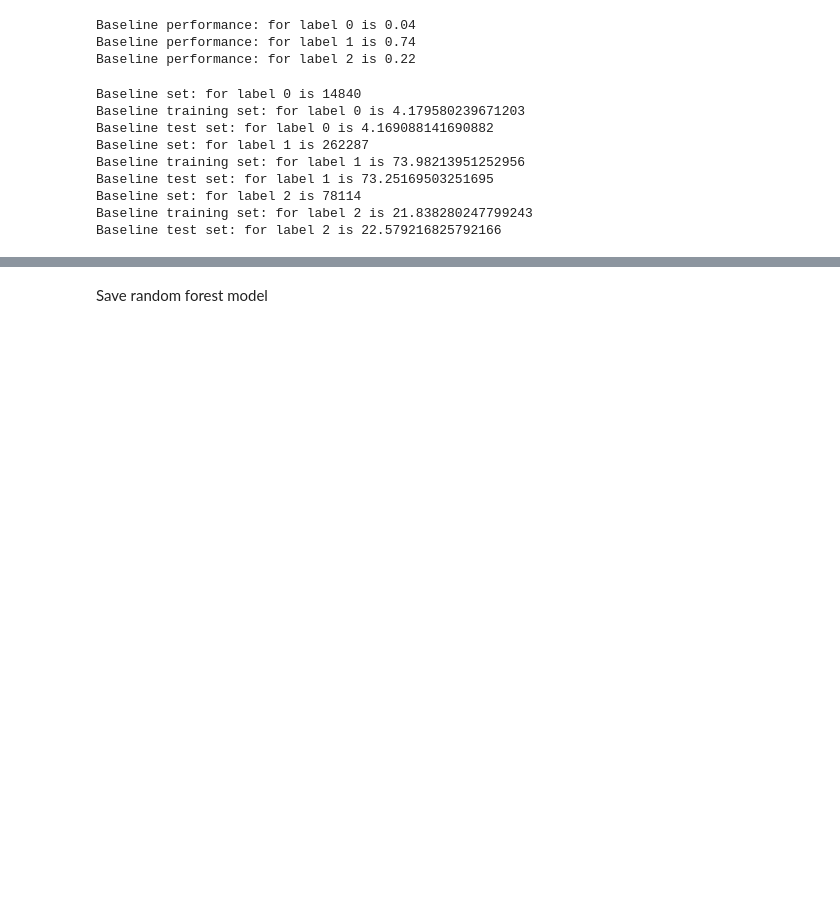
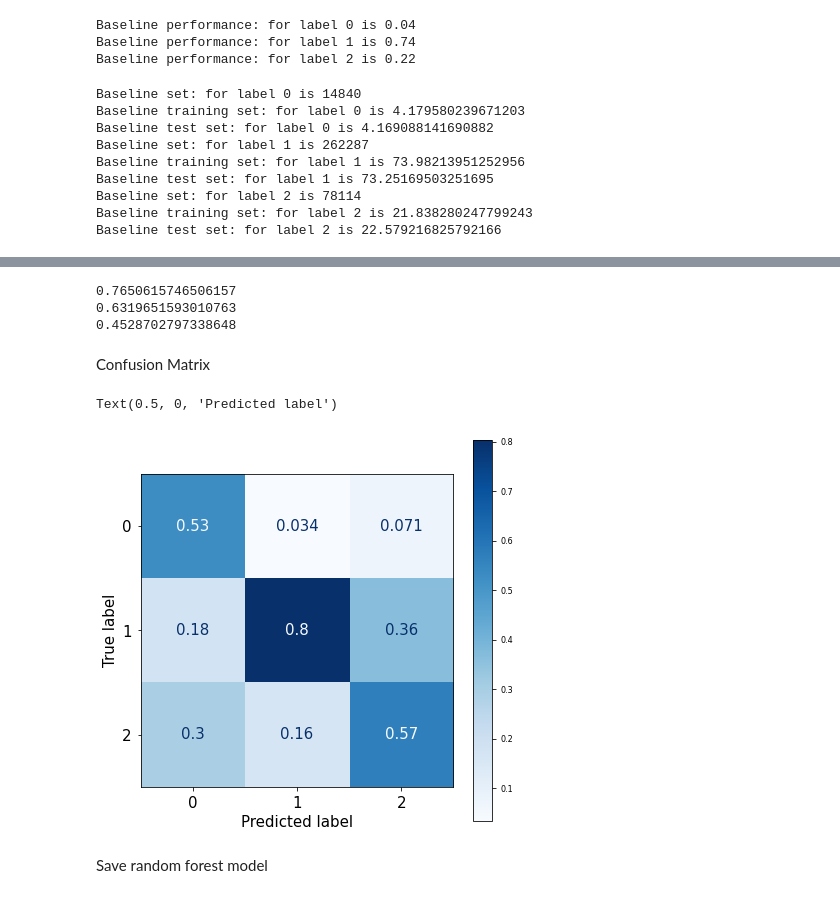
Before and after one commit to tanveerkarim/lselgsXplanck, a Jupyter notebook: notebooks/ELG_selection_and_nz.ipynb, the cells around one changed output, grey strips where cells are left out. Saved outputs shown, nothing was run; the diff lists cells and outputs as text; code cells hidden in the pictures; blank space fills up the shorter version.

Commit message:
update classifier with proper train-test split and pipeline

```diff
--- a/notebooks/ELG_selection_and_nz.ipynb
+++ b/notebooks/ELG_selection_and_nz.ipynb
@@ -965 +889,9 @@ y_tst = y[indices_tst]
+# %%
+# split into training and test
+tst_set = df.loc[df['half_rosetteID'].isin(tmp_tst_rosetteID)]
+trn_set = df.loc[df['half_rosetteID'].isin(tmp_trn_rosetteID)]
+
+# shuffle
+tst_set = tst_set.sample(frac = 1).reset_index(drop=True)
+trn_set = trn_set.sample(frac = 1).reset_index(drop=True)
 # %% [markdown]
@@ -986,3 +914,11 @@ array([], dtype=int64)
+# %%
+# labels
+y_tst = tst_set['bin_label']
+y_trn = trn_set['bin_label']
+
+# features
+X_tst = tst_set.drop(['bin_label'], axis = 1)
+X_trn = trn_set.drop(['bin_label'], axis = 1)
 # %%
 # stats for if objects were assigned labels at random, what the probabilities would be
 
@@ -1104,0 +950,9 @@ sns.pairplot(pd.DataFrame(np.hstack((X_tst[::100,6:], y_prd[::100].reshape(-1,1)
+# %%
+from sklearn.pipeline import Pipeline
+from sklearn.preprocessing import StandardScaler
+
+clf=RandomForestClassifier(class_weight={0: 0.325, 1: 0.35, 2: 0.325},
+                       max_features='sqrt', min_samples_leaf=10,
+                       min_samples_split=10, n_estimators=20, random_state=20221109) #based on randomsearchCV tuning
+
+pipeline = Pipeline(steps=[('scaler', StandardScaler()), ('model', clf)])
@@ -1104,0 +961,3 @@ sns.pairplot(pd.DataFrame(np.hstack((X_tst[::100,6:], y_prd[::100].reshape(-1,1)
+# %%
+pipeline.fit(X_trn.iloc[:,7:-1], y_trn)
+y_prd = pipeline.predict(X_tst.iloc[:,7:-1])
@@ -1105,3 +1002,25 @@ sns.pairplot(pd.DataFrame(np.hstack((X_tst[::100,6:], y_prd[::100].reshape(-1,1)
+# %%
+print(accuracy_score(y_tst, y_prd))
+print(precision_score(y_tst, y_prd, average='macro'))
+print(recall_score(y_tst, y_prd, average='macro'))
+# %% [output]
+0.7650615746506157
+0.6319651593010763
+0.4528702797338648
+# %% [markdown]
+Confusion Matrix
+# %%
+from sklearn.metrics import ConfusionMatrixDisplay
+plt.rcParams.update({'font.size': 15})
+fig, ax = plt.subplots(figsize=(7, 7))
+ConfusionMatrixDisplay.from_predictions(y_tst, y_prd, normalize='pred', cmap = 'Blues', ax = ax)
+plt.xticks(fontsize = 15)
+plt.yticks(fontsize = 15)
+plt.ylabel("True label", fontsize = 15)
+plt.xlabel("Predicted label", fontsize = 15)
+# %% [output]
+Text(0.5, 0, 'Predicted label')
+[figure, added]
 # %% [markdown]
 Save random forest model
 # %%
```
Also changed, not shown: parts of 33 cells of this notebook.
